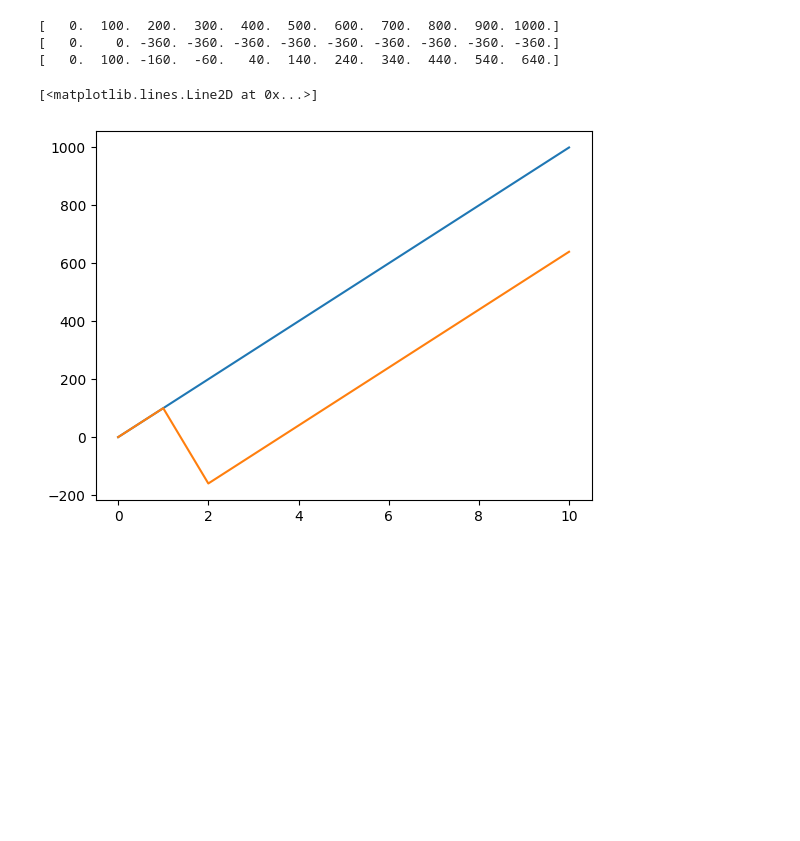
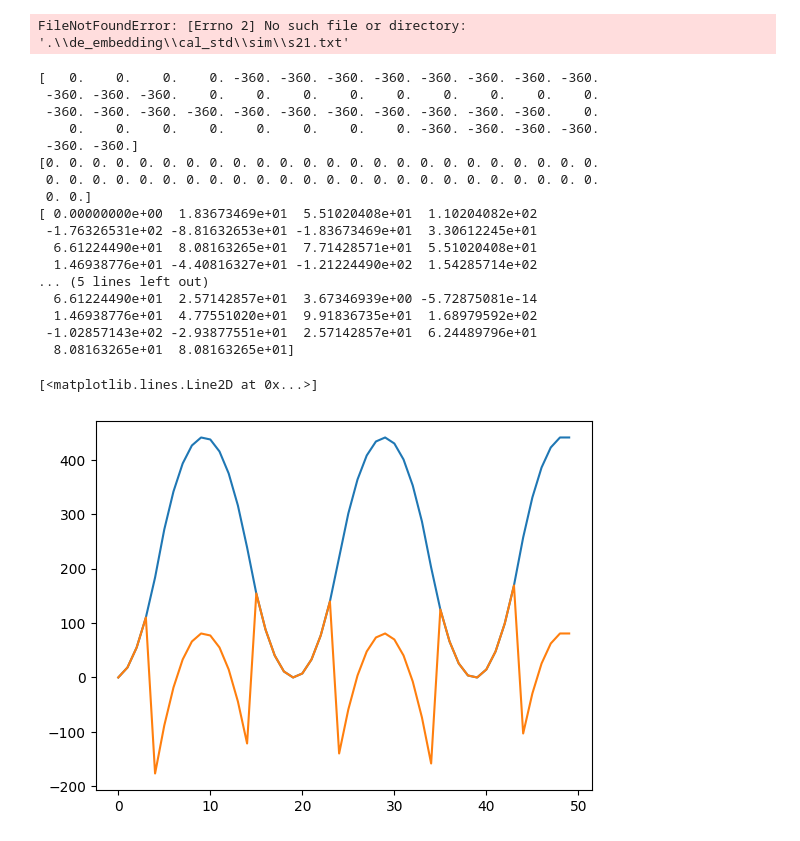
Before and after one commit to DhimanSarkar/RF_Microwave_Library, a Jupyter notebook: de_embedding/test.ipynb, the cells around one changed output. Saved outputs shown, nothing was run; the diff lists cells and outputs as text; code cells hidden in the pictures; blank space fills up the shorter version.

```diff
--- a/de_embedding/test.ipynb
+++ b/de_embedding/test.ipynb
@@ -49,33 +56,79 @@ y = thru2x(r'D:\RF_Microwave_Library\de_embedding\cal_std\sim\thru.s2p', export_
+# %%
+# phase unwrap
+import random
+import numpy
+import matplotlib
+import matplotlib.pyplot
+
+x = numpy.array(freq)
+y = numpy.fromfile(r'D:\RF_Microwave_Library\de_embedding\cal_std\sim\s21.txt')
+
+# y_unwrapped = numpy.unwrap(y, discont=180)
+
+# matplotlib.pyplot.plot(x,y_unwrapped)
+# %% [output]
+FileNotFoundError: [Errno 2] No such file or directory: '.\\de_embedding\\cal_std\\sim\\s21.txt'
 # %%
 # phase unwrap
 import random
 import matplotlib
 import matplotlib.pyplot
 
 # x = numpy.array(random.sample(range(0,180), 10))
 # x = numpy.cumsum(x)
 
-x = numpy.linspace(0, 1000, num=11)
+a= numpy.linspace(0,5*numpy.pi)
+x = numpy.arcsin(numpy.sin(a)) * 180/numpy.pi
+x = numpy.cumsum(x)
 matplotlib.pyplot.plot(x)
-print(x)
+
+def wrap_offset_calculator(x :list):
+    wrap_offset = numpy.array([])
+    for i in range(0,len(x)):
+        if (x[i] > 180):
+            wrap_offset = numpy.append(wrap_offset, -360)
+        elif (x[i] < -180):
+            wrap_offset = numpy.append(wrap_offset, 360)
+        else:
+            wrap_offset = numpy.append(wrap_offset, 0)
+    return wrap_offset
 
 wrap_offset = numpy.array([])
+while(numpy.sum(numpy.abs(wrap_offset)) != 0 or wrap_offset.size == 0):
+    wrap_offset = wrap_offset_calculator(x)
+    print(wrap_offset)
+    x = x + wrap_offset
 
-for i in range(0,len(x)):
-    wrapN = numpy.divmod(x[i], 180)[0]
-    if (x[i]>180):
-        wrap_offset = numpy.append(wrap_offset, -360)
-    else:
-        wrap_offset = numpy.append(wrap_offset, 0)
+# wrap_offset = numpy.array([])
+# for i in range(0,len(x)):
+#     wrapN = numpy.divmod(x[i], 180)[0]
+#     if (x[i]<-180):
+#         wrap_offset = numpy.append(wrap_offset, 360)
+#     else:
+#         wrap_offset = numpy.append(wrap_offset, 0)
+# print(wrap_offset)
+# x = x + wrap_offset
 
-print(wrap_offset)
 
-x = x + wrap_offset
 print(x)
 matplotlib.pyplot.plot(x)
 # %% [output]
-[   0.  100.  200.  300.  400.  500.  600.  700.  800.  900. 1000.]
-[   0.    0. -360. -360. -360. -360. -360. -360. -360. -360. -360.]
-[   0.  100. -160.  -60.   40.  140.  240.  340.  440.  540.  640.]
+[   0.    0.    0.    0. -360. -360. -360. -360. -360. -360. -360. -360.
+ -360. -360. -360.    0.    0.    0.    0.    0.    0.    0.    0.    0.
+ -360. -360. -360. -360. -360. -360. -360. -360. -360. -360. -360.    0.
+    0.    0.    0.    0.    0.    0.    0.    0. -360. -360. -360. -360.
+ -360. -360.]
+[0. 0. 0. 0. 0. 0. 0. 0. 0. 0. 0. 0. 0. 0. 0. 0. 0. 0. 0. 0. 0. 0. 0. 0.
+ 0. 0. 0. 0. 0. 0. 0. 0. 0. 0. 0. 0. 0. 0. 0. 0. 0. 0. 0. 0. 0. 0. 0. 0.
+ 0. 0.]
+[ 0.00000000e+00  1.83673469e+01  5.51020408e+01  1.10204082e+02
+ -1.76326531e+02 -8.81632653e+01 -1.83673469e+01  3.30612245e+01
+  6.61224490e+01  8.08163265e+01  7.71428571e+01  5.51020408e+01
+  1.46938776e+01 -4.40816327e+01 -1.21224490e+02  1.54285714e+02
+... (5 lines left out)
+  6.61224490e+01  2.57142857e+01  3.67346939e+00 -5.72875081e-14
+  1.46938776e+01  4.77551020e+01  9.91836735e+01  1.68979592e+02
+ -1.02857143e+02 -2.93877551e+01  2.57142857e+01  6.24489796e+01
+  8.08163265e+01  8.08163265e+01]
 [<matplotlib.lines.Line2D at 0x...>]
-[figure, old version]
+[figure, new version]
```
Also changed, not shown: parts of 2 cells of this notebook, 4 other files.
